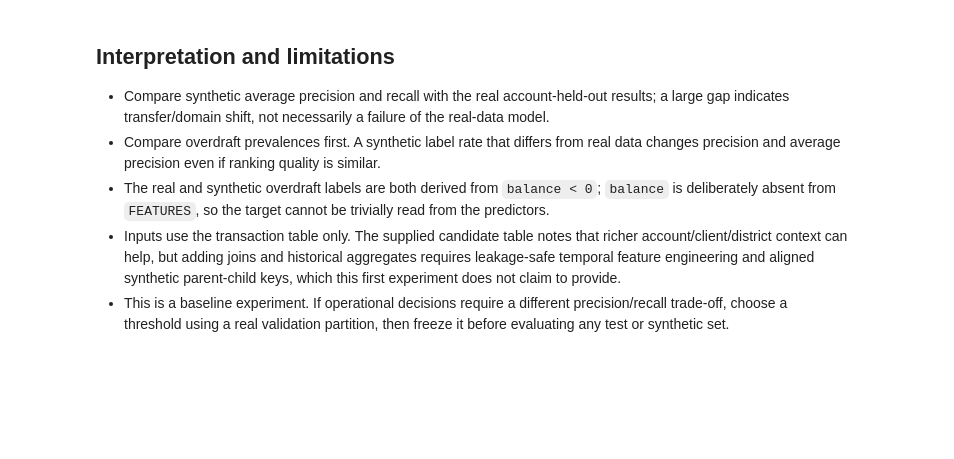
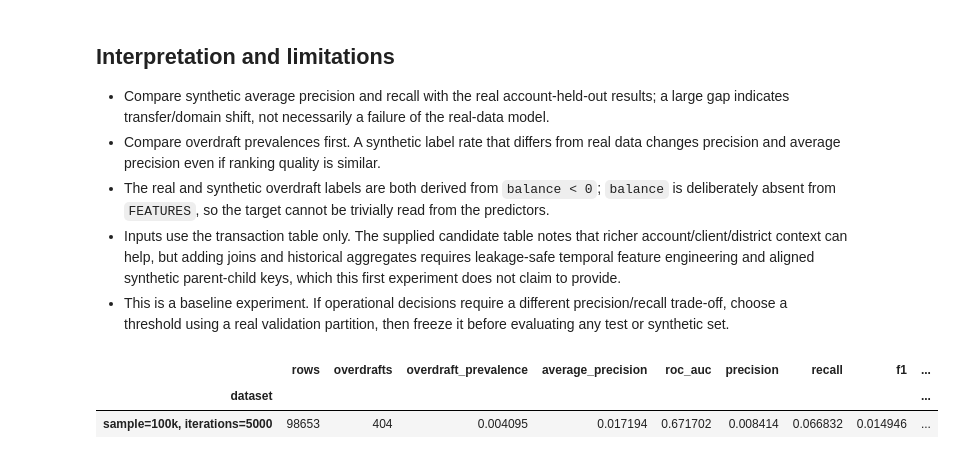
Before and after one commit to arashms/vector-bootcamp-synthetic-data, a Jupyter notebook: implementations/tabular_data/multi_table/anomaly_detection/overdraft_detection.ipynb, the cells around one changed output. Saved outputs shown, nothing was run; the diff lists cells and outputs as text; code cells hidden in the pictures; blank space fills up the shorter version.

Commit message:
Added the evaluation and training script along with the feature engineering notebook

```diff
--- a/implementations/tabular_data/multi_table/anomaly_detection/overdraft_detection.ipynb
+++ b/implementations/tabular_data/multi_table/anomaly_detection/overdraft_detection.ipynb
@@ -599,3 +599,36 @@ Score separation by dataset and true label:
 - The real and synthetic overdraft labels are both derived from `balance < 0`; `balance` is deliberately absent from `FEATURES`, so the target cannot be trivially read from the predictors.
 - Inputs use the transaction table only. The supplied candidate table notes that richer account/client/district context can help, but adding joins and historical aggregates requires leakage-safe temporal feature engineering and aligned synthetic parent-child keys, which this first experiment does not claim to provide.
 - This is a baseline experiment. If operational decisions require a different precision/recall trade-off, choose a threshold using a real validation partition, then freeze it before evaluating any test or synthetic set.
+# %%
+from overdraft_transfer_evaluator import (
+    OverdraftTransferEvaluator,
+)
+from pathlib import Path
+
+def find_project_root(start: Path | None = None) -> Path:
+    """Find the repository root from the current directory or notebook path."""
+    start = (start or Path.cwd()).resolve()
+    for candidate in (start, *start.parents):
+        if (candidate / "pyproject.toml").is_file():
+            return candidate
+    raise FileNotFoundError("Could not find pyproject.toml in the current directory or its parents.")
+
+ROOT = find_project_root()
+
+evaluator = OverdraftTransferEvaluator(
+    ROOT / "implementations/tabular_data/multi_table/data/berka2/trans.csv",
+    real_data_config={"trans_sample_size": 100_000},
+)
+
+evaluator.evaluate_synthetic(
+    ROOT / "implementations/tabular_data/multi_table/results2/"
+    "ClavaDDPM_notebook/trans/synthetic_final/trans_synthetic.csv",
+    name="sample=100k, iterations=5000",
+    config={"trans_sample_size": 100_000, "iterations": 5_000},
+)
+
+evaluator.get_metrics()
+# %% [output]
+|  | rows | overdrafts | overdraft_prevalence | average_precision | roc_auc | precision | recall | f1 | ... |
+| dataset |  |  |  |  |  |  |  |  | ... |
+| sample=100k, iterations=5000 | 98653 | 404 | 0.004095 | 0.017194 | 0.671702 | 0.008414 | 0.066832 | 0.014946 | ... |
```
Also changed, not shown: 13 other files.
